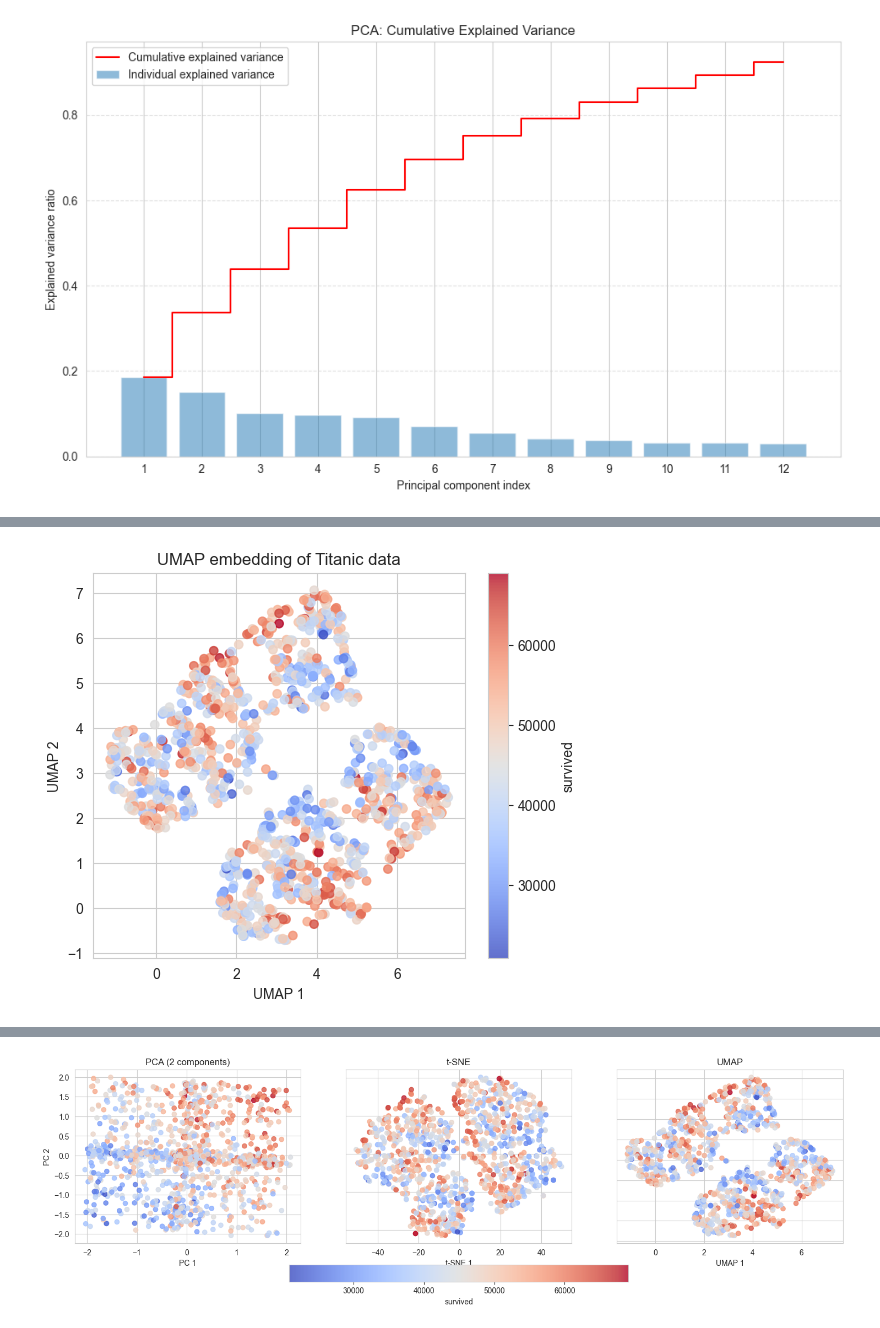
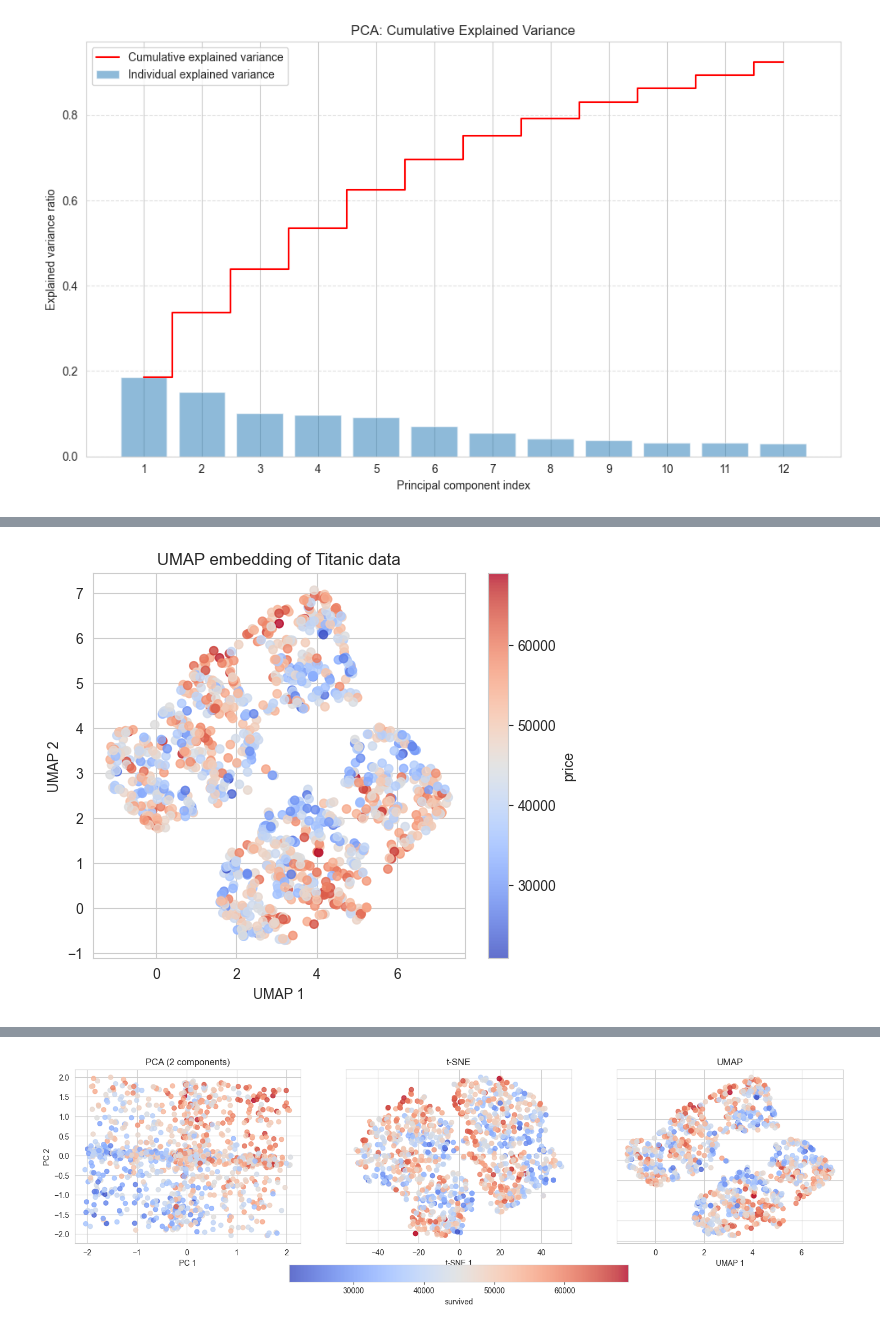
Before and after one commit to FinalFinalV2/Feature-Engineering-Building-ML-Pipeline-, a Jupyter notebook: analysis.ipynb, the cells around one changed output, grey strips where cells are left out. Cells and saved outputs as stored; diff of their text form; code cells hidden in the pictures.

```diff
--- a/analysis.ipynb
+++ b/analysis.ipynb
@@ -801,20 +801,20 @@ plt.show()
 # %%
 import umap
 import importlib
 umap_spec = importlib.util.find_spec("umap")
 if umap_spec is not None:
 
     reducer = umap.UMAP(n_components=2, random_state=42)
     X_umap = reducer.fit_transform(x_train_procesed)
 
     plt.figure(figsize=(6, 5))
     plt.scatter(X_umap[:, 0], X_umap[:, 1], c=y_train_copy, cmap="coolwarm", alpha=0.8)
     plt.title("UMAP embedding of Titanic data")
     plt.xlabel("UMAP 1")
     plt.ylabel("UMAP 2")
-    plt.colorbar(label="survived")
+    plt.colorbar(label="price")
     plt.show()
 else:
     print("UMAP is not installed. Run `pip install umap-learn` to enable UMAP visualizations.")
 # %% [output]
-[figure, old version]
+[figure, new version]
```
Also changed, not shown: parts of 2 cells of this notebook.
